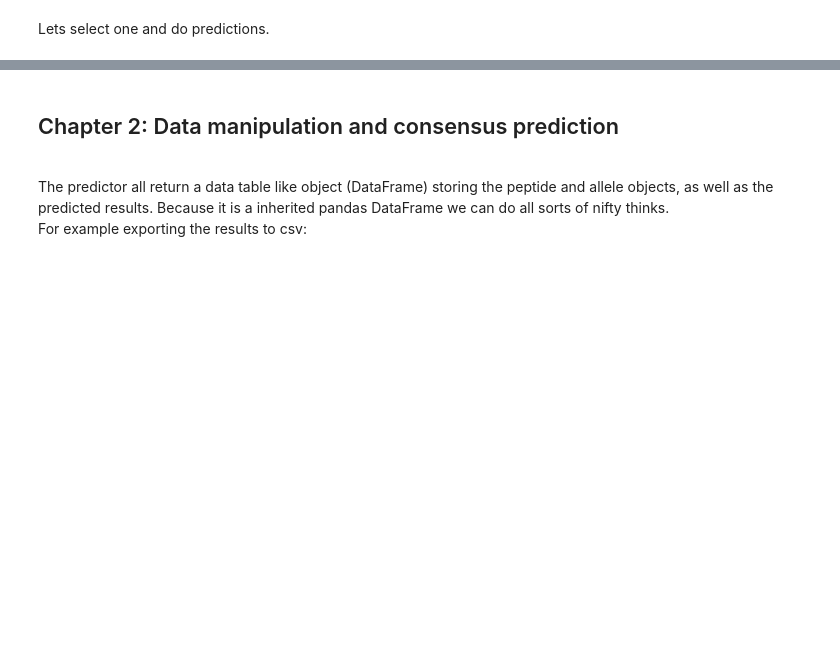
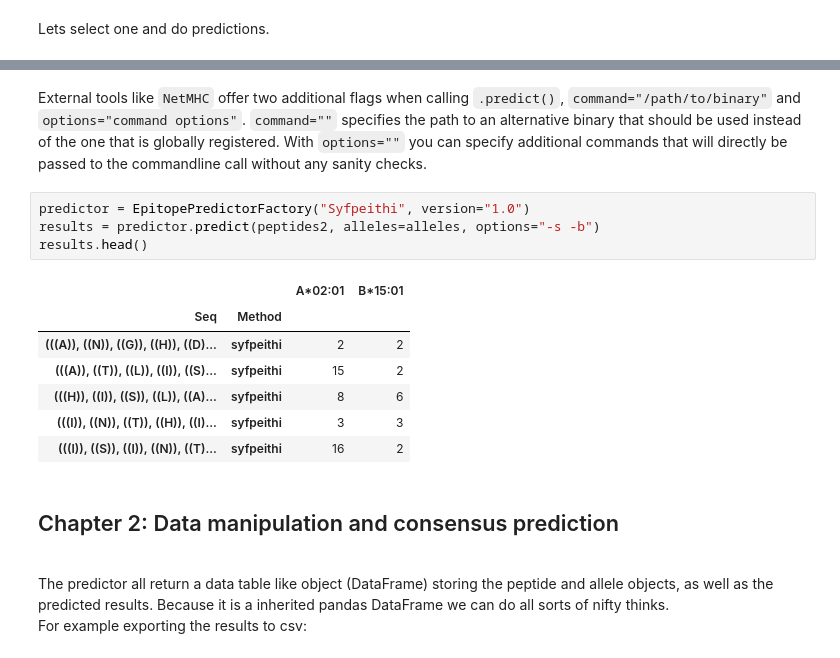
Before and after one commit to FRED-2/Fred2, a Jupyter notebook: Fred2/tutorials/EpitopePrediction.ipynb, the cells around one changed output, grey strips where cells are left out. Drawn from its saved outputs; the diff is of its cells as text; blank space fills up the shorter version.

```diff
--- a/Fred2/tutorials/EpitopePrediction.ipynb
+++ b/Fred2/tutorials/EpitopePrediction.ipynb
@@ -109,3 +112,17 @@ results
+# %% [markdown]
+External tools like `NetMHC` offer two additional flags when calling `.predict()`, `command="/path/to/binary"` and `options="command options"`. `command=""` specifies the path to an alternative binary that should be used instead of the one that is globally registered. With `options=""` you can specify additional commands that will directly be passed to the commandline call without any sanity checks.
+# %%
+predictor = EpitopePredictorFactory("Syfpeithi", version="1.0")
+results = predictor.predict(peptides2, alleles=alleles, options="-s -b")
+results.head()
+# %% [output]
+|  |  | A*02:01 | B*15:01 |
+| Seq | Method |  |  |
+| (((A)), ((N)), ((G)), ((H)), ((D)... | syfpeithi | 2 | 2 |
+| (((A)), ((T)), ((L)), ((I)), ((S)... | syfpeithi | 15 | 2 |
+| (((H)), ((I)), ((S)), ((L)), ((A)... | syfpeithi | 8 | 6 |
+| (((I)), ((N)), ((T)), ((H)), ((I)... | syfpeithi | 3 | 3 |
+| (((I)), ((S)), ((I)), ((N)), ((T)... | syfpeithi | 16 | 2 |
 # %% [markdown]
 <h2> Chapter 2: Data manipulation and consensus prediction</h2>
 <br/>
```
Also changed, not shown: parts of 10 cells of this notebook, 1 other file.
